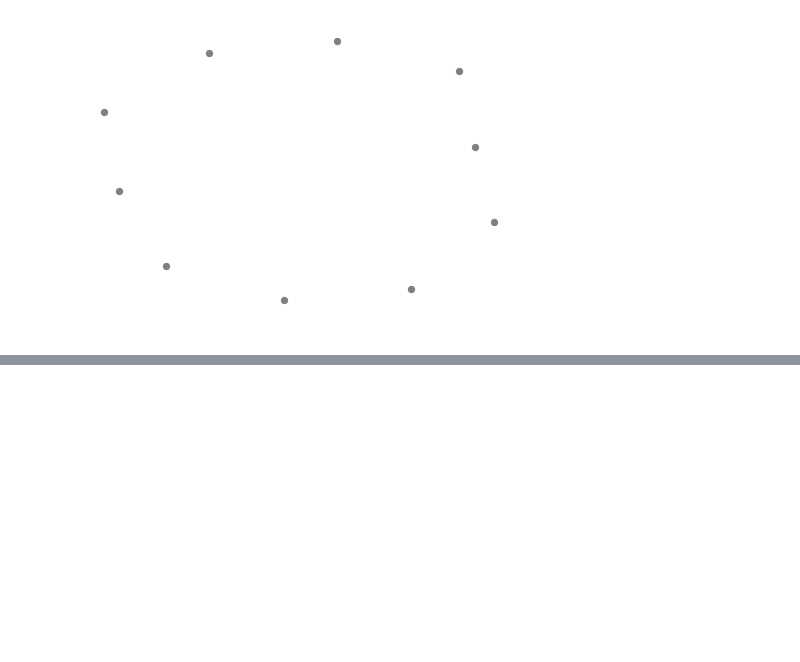
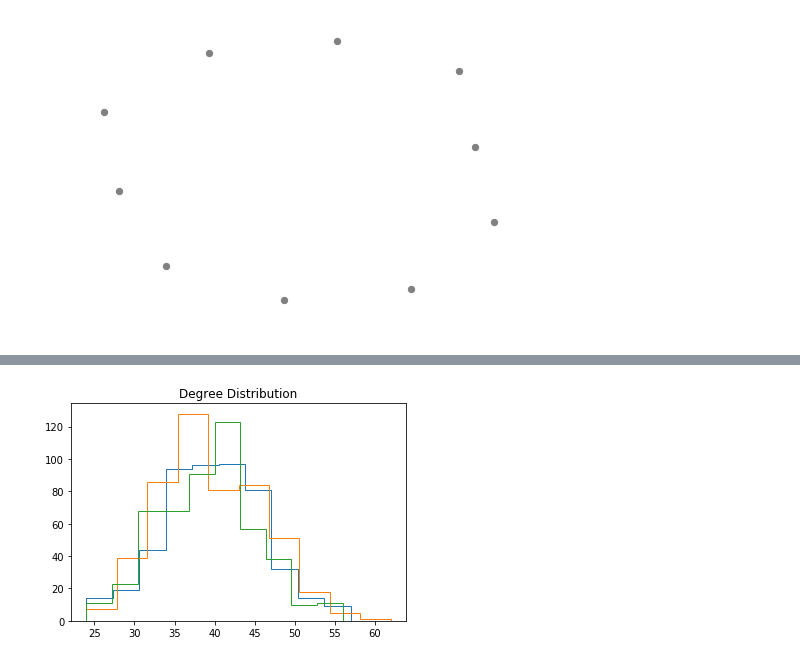
Before and after one commit to udaytak/Edx_PythonForResearch, a Jupyter notebook: 4_31. Case Study - Social Network Analysis.ipynb, the cells around one changed output, grey strips where cells are left out. Cells and saved outputs as stored; diff of their text form; code cells hidden in the pictures; blank space fills up the shorter version.

```diff
--- a/4_31. Case Study - Social Network Analysis.ipynb
+++ b/4_31. Case Study - Social Network Analysis.ipynb
@@ -293,0 +326,11 @@ DegreeView({0: 3, 1: 4, 2: 2, 3: 3, 4: 4, 5: 7, 6: 2, 7: 5, 8: 5, 9: 6, 10: 5, 1
+# %%
+G1 = er_graph(500,0.08)
+plot_degree_distribution(G1)
+G2 = er_graph(500,0.08)
+plot_degree_distribution(G2)
+G3 = er_graph(500,0.08)
+plot_degree_distribution(G3)
+plt.savefig("hist3_graph_degree_distribution.pdf")
+plt.show()
+# %% [output]
+[figure, added]
```
Also changed, not shown: parts of 11 cells of this notebook, 2 other files.
